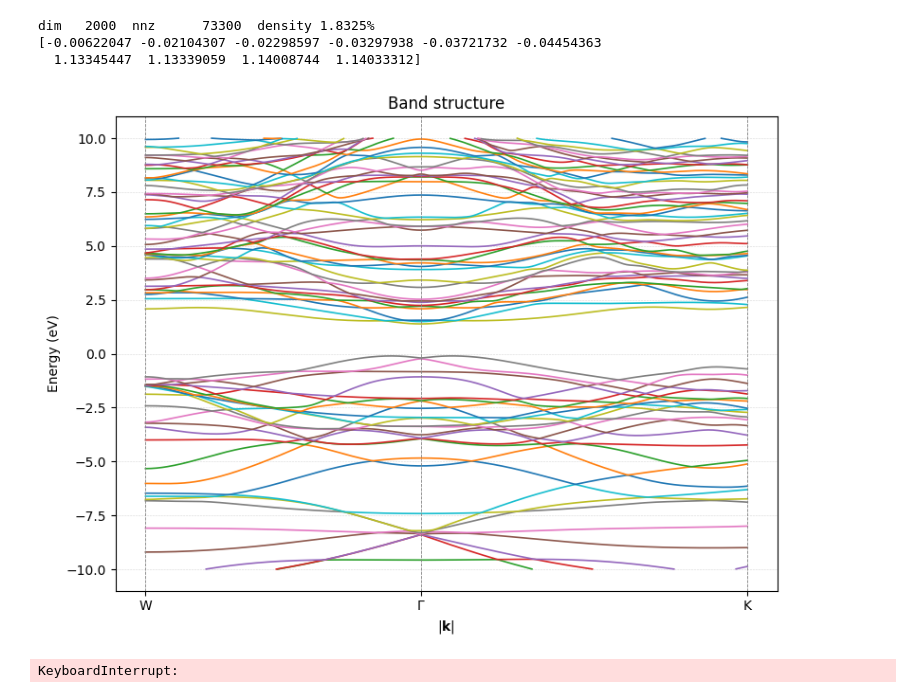
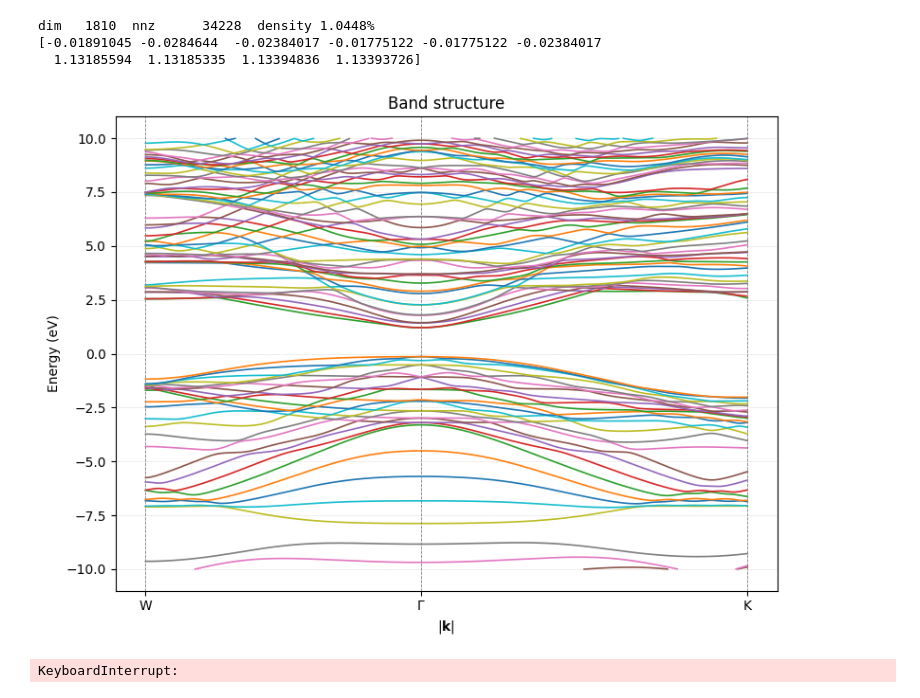
Before and after one commit to nandandiwan/transistorNEGF, a Jupyter notebook: testing/finite_silicon.ipynb, the cells around one changed output. Drawn from its saved outputs; the diff is of its cells as text; code cells hidden in the pictures.

```diff
--- a/testing/finite_silicon.ipynb
+++ b/testing/finite_silicon.ipynb
@@ -828,5 +662,5 @@ print(eigvalues)
 # %%
-eigv, H = create_tight_binding_sparse(np.array([0,0]), 25, sigma = 0.55, eigRange = 10)
+eigv, H = create_tight_binding_sparse(np.array([0,0]),45, sigma = 0.55, eigRange = 10)
 n   = H.shape[0]
 nz  = H.nnz
 density = nz / (n*n)
@@ -834,9 +668,9 @@ print(f"dim {n:6d}  nnz {nz:10d}  density {density:6.4%}")
 dense_H = H.toarray()     # → NumPy ndarray
 print(eigv)
 # %% [output]
-dim   2000  nnz      73300  density 1.8325%
-[-0.00622047 -0.02104307 -0.02298597 -0.03297938 -0.03721732 -0.04454363
-  1.13345447  1.13339059  1.14008744  1.14033312]
+dim   1810  nnz      34228  density 1.0448%
+[-0.01891045 -0.0284644  -0.02384017 -0.01775122 -0.01775122 -0.02384017
+  1.13185594  1.13185335  1.13394836  1.13393726]
 # %%
 import numpy as np
 import matplotlib.pyplot as plt
@@ -926,35 +760,35 @@ class BandStructurePlotter:
         plt.title("Band structure")
         plt.grid(True, ls="--", lw=0.4, alpha=0.5)
 
         # ticks at high-symmetry points
         if k_labels is None and self.k_ticks:
             k_labels = self.k_ticks
         if k_labels:
             tick_pos = [k_x[idx] for idx in k_labels.values()]
             for x in tick_pos:
                 plt.axvline(x, color='grey', ls='--', lw=0.6)
             plt.xticks(tick_pos, list(k_labels.keys()))
 
         plt.tight_layout()
         plt.show()
 # high symmetry points
 a = 1.0
 G  = np.array([0, 0])
 W  = np.array([1/2, 1/2])
 K  =np.array([3/4, 3/8])
 
 # plot
-N  = 2
+N  = 4
 plotter = BandStructurePlotter(N)
 plotter.build_k_path([W, G, K], points_per_segment=200)
 
 # custom tick dictionary (same indices you used before)
 plotter.plot(energy_window=(-10, 10),
              k_labels={'W': 0,
                        r'$\Gamma$': 200,
                        'K': 400})
 # %% [output]
-[figure, old version]
+[figure, new version]
 # %%
 import numpy as np
 from itertools import product
```
Also changed, not shown: parts of 4 cells of this notebook, 5 other files.
